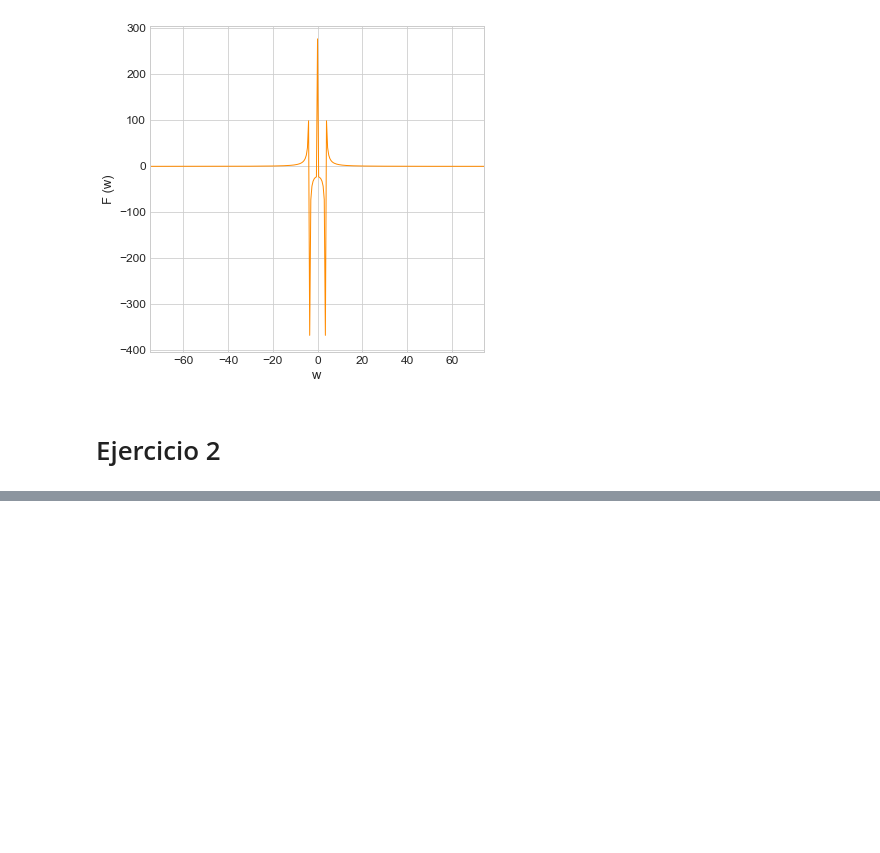
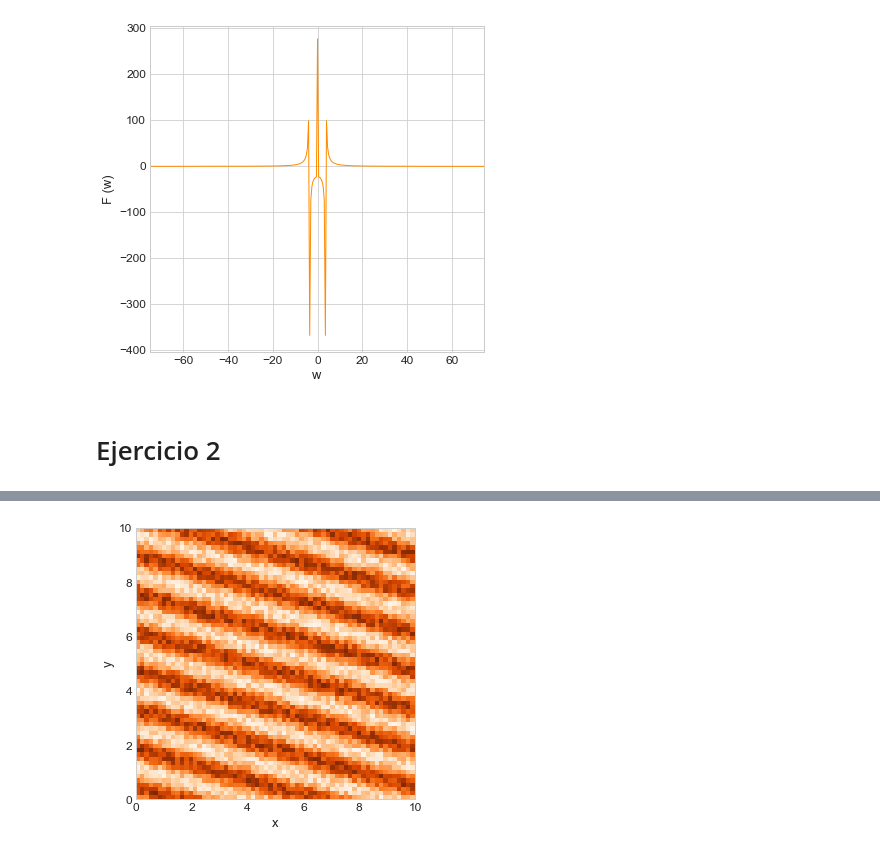
Before and after one commit to danielfrgs/2022_1-Visualizacion-Informacion, a Jupyter notebook: Tareas/T3/T3_FragosoAlvaradoDaniel.ipynb, the cells around one changed output, grey strips where cells are left out. Drawn from its saved outputs; the diff is of its cells as text; code cells hidden in the pictures; blank space fills up the shorter version.

```diff
--- a/Tareas/T3/T3_FragosoAlvaradoDaniel.ipynb
+++ b/Tareas/T3/T3_FragosoAlvaradoDaniel.ipynb
@@ -176,0 +207,18 @@ plt.pcolor(x,y,np.real(ft), cmap = 'Oranges')
+# %%
+[x, y]= np.meshgrid(np.linspace(0,10,64), np.linspace(0,10,64))
+
+ft_inv = ifft2(fft2(f))
+
+plt.figure(figsize=(5,5))
+
+ax = pl.gca()
+for label in ax.get_xticklabels() + ax.get_yticklabels():
+    label.set_fontsize(12)
+plt.pcolor(x,y,np.real(ft_inv), cmap = 'Oranges')
+
+plt.xlabel("x", fontsize = 13)
+plt.ylabel("y", fontsize = 13)
+
+pl.savefig('Images/T3_2_d.pdf')
+# %% [output]
+[figure, added]
```
Also changed, not shown: parts of 8 cells of this notebook.
